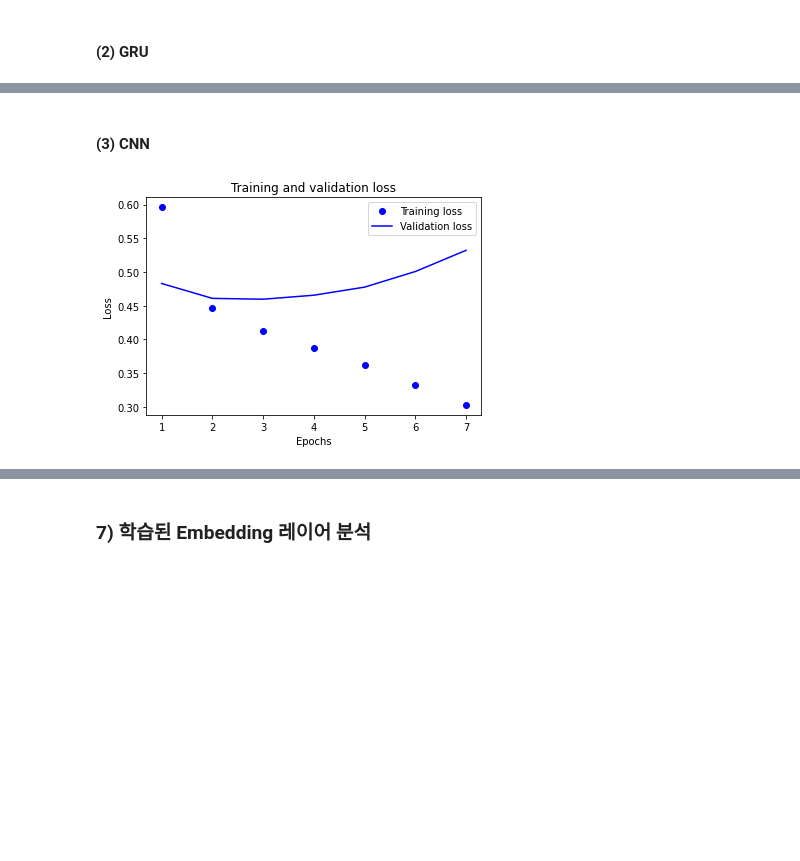
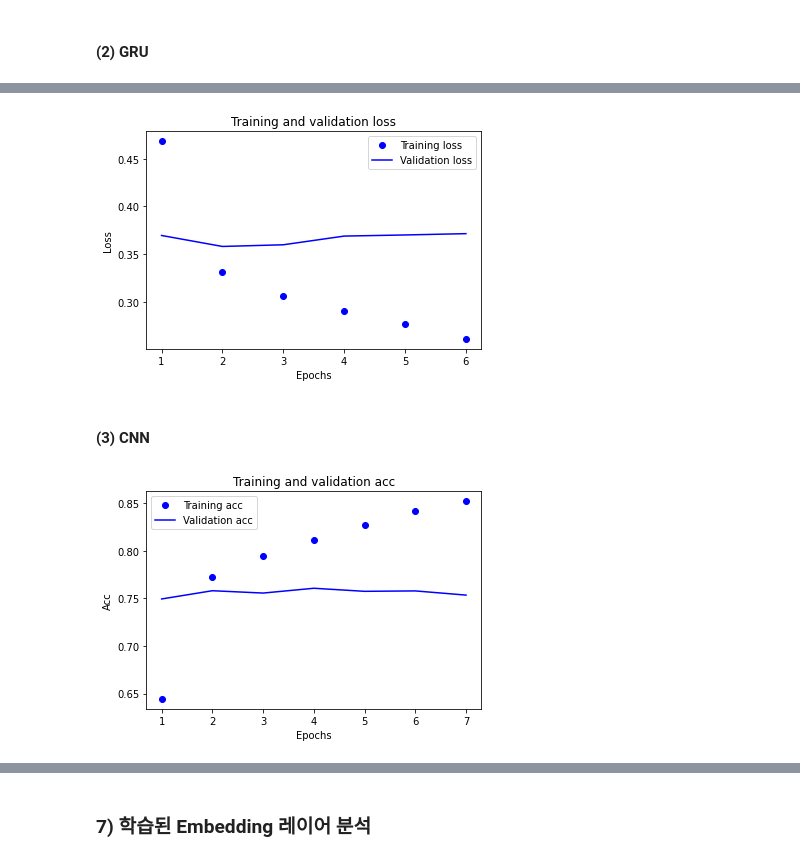
Before and after one commit to rurube/Aiffel_Online5, a Jupyter notebook: Exploration4/naver_movie.ipynb, the cells around one changed output, grey strips where cells are left out. Drawn from its saved outputs; the diff is of its cells as text; code cells hidden in the pictures; blank space fills up the shorter version.

```diff
--- a/Exploration4/naver_movie.ipynb
+++ b/Exploration4/naver_movie.ipynb
@@ -358,6 +358,10 @@ show_loss_acc(history_gru)
+# %%
+show_loss_acc(history_gru, 'loss') # show GRU loss
+# %% [output]
+[figure, added]
 # %% [markdown]
 #### (3) CNN
 # %%
-show_loss_acc(history_cnn)
+show_loss_acc(history_cnn, 'acc') # show CNN accuracy
 # %% [output]
-[figure, old version]
+[figure, new version]
```
Also changed, not shown: parts of 26 cells of this notebook.
